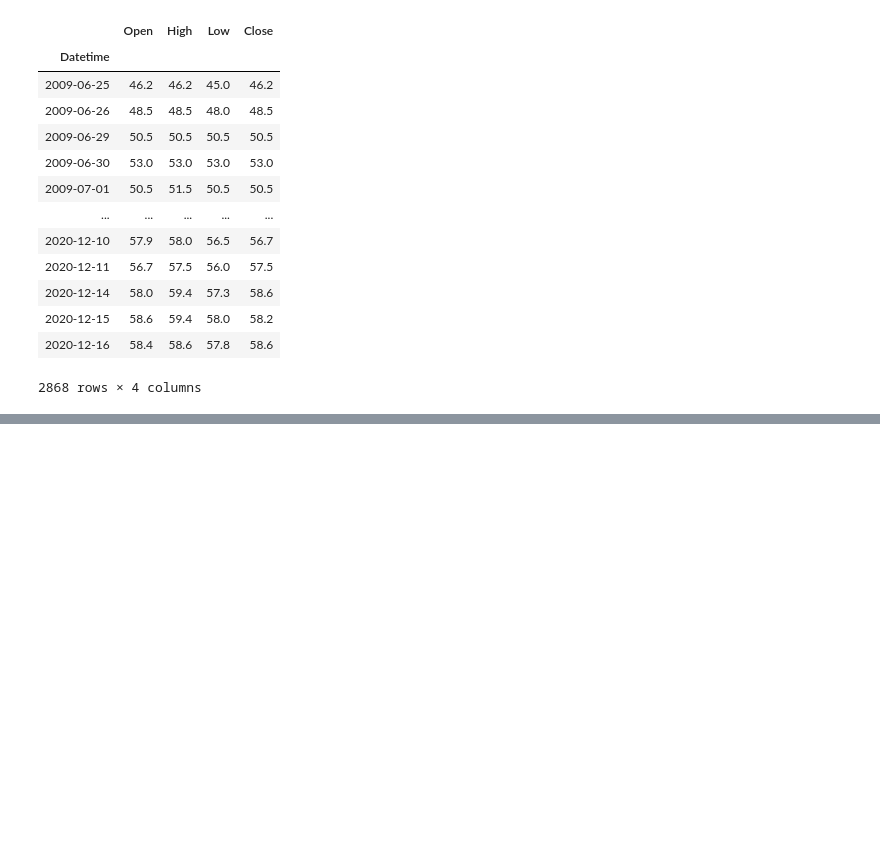
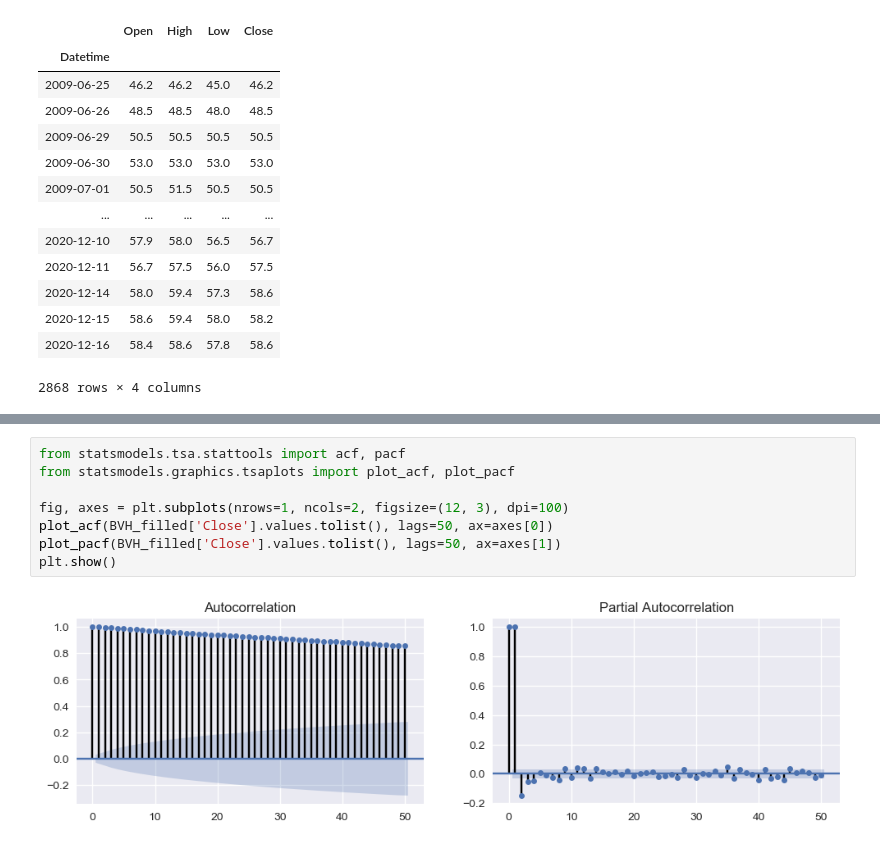
Before and after one commit to cripplinmuffin/khdlud_dack, a Jupyter notebook: visualize.ipynb, the cells around one changed output, grey strips where cells are left out. Cells and saved outputs as stored; diff of their text form; blank space fills up the shorter version.

```diff
--- a/visualize.ipynb
+++ b/visualize.ipynb
@@ -97,0 +120,10 @@ plt.show()
+# %%
+from statsmodels.tsa.stattools import acf, pacf
+from statsmodels.graphics.tsaplots import plot_acf, plot_pacf
+
+fig, axes = plt.subplots(nrows=1, ncols=2, figsize=(12, 3), dpi=100)
+plot_acf(BVH_filled['Close'].values.tolist(), lags=50, ax=axes[0])
+plot_pacf(BVH_filled['Close'].values.tolist(), lags=50, ax=axes[1])
+plt.show()
+# %% [output]
+[figure, added]
```
Also changed, not shown: parts of 10 cells of this notebook, 7 other files.
